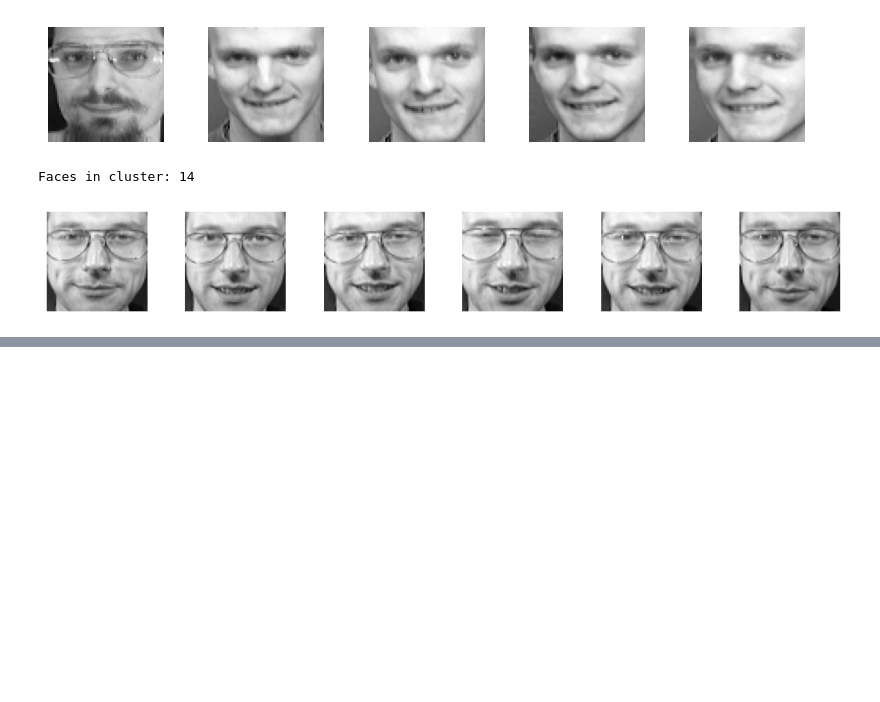
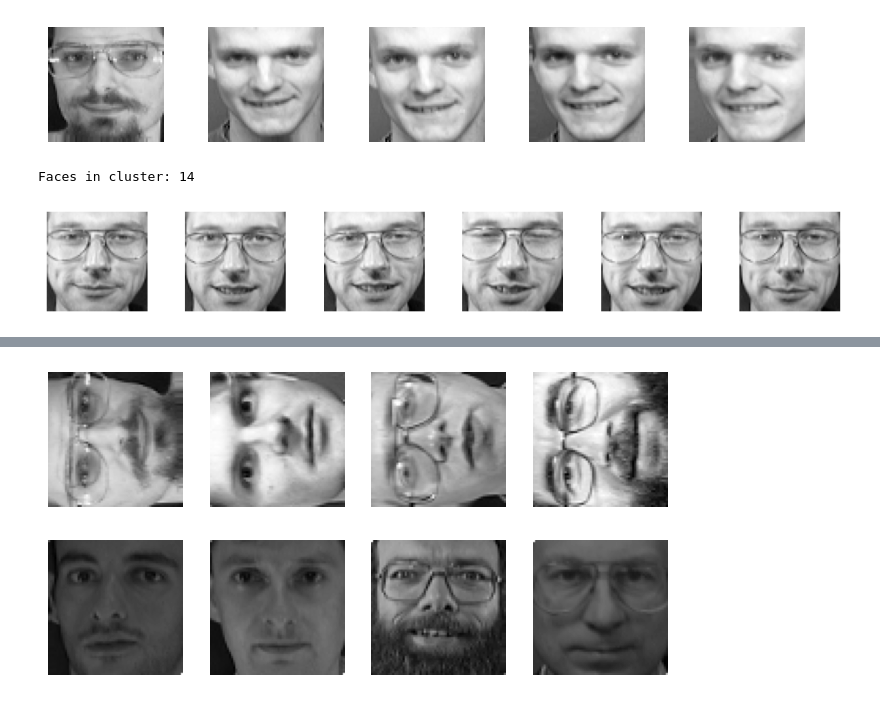
Before and after one commit to OrtizNicola/Faces-Unsupervised-Analysis, a Jupyter notebook: analysis.ipynb, the cells around one changed output, grey strips where cells are left out. Drawn from its saved outputs; the diff is of its cells as text; code cells hidden in the pictures; blank space fills up the shorter version.

```diff
--- a/analysis.ipynb
+++ b/analysis.ipynb
@@ -207,0 +287,5 @@ Faces in cluster: 14
+# %%
+for k in ks:
+    newPipeline.set_params(transformer__n_clusters=k)
+    newPipeline.fit(Xtrain, ytrain)
+    print(f"Score for {k} clusters: {newPipeline.score(Xval, yval):.4f}")
@@ -207,0 +346,16 @@ Faces in cluster: 14
+# %%
+# to rotate, just transpose each image
+nRotated = 4
+rotated = np.transpose(Xtrain[:nRotated].reshape(-1, 64, 64), axes=[0, 2, 1])
+rotated = rotated.reshape(-1, 64*64)
+
+# to darken, just scale down the values of the pixels
+nDarkened = 4
+darkened = Xtrain[nRotated:nRotated + nDarkened].copy()
+darkened[:, 1:-1] *= 0.3
+
+Xmodify = np.r_[rotated, darkened]
+
+plotFaces(Xmodify, 2, 4)
+# %% [output]
+[figure, added]
```
Also changed, not shown: parts of 30 cells of this notebook.
